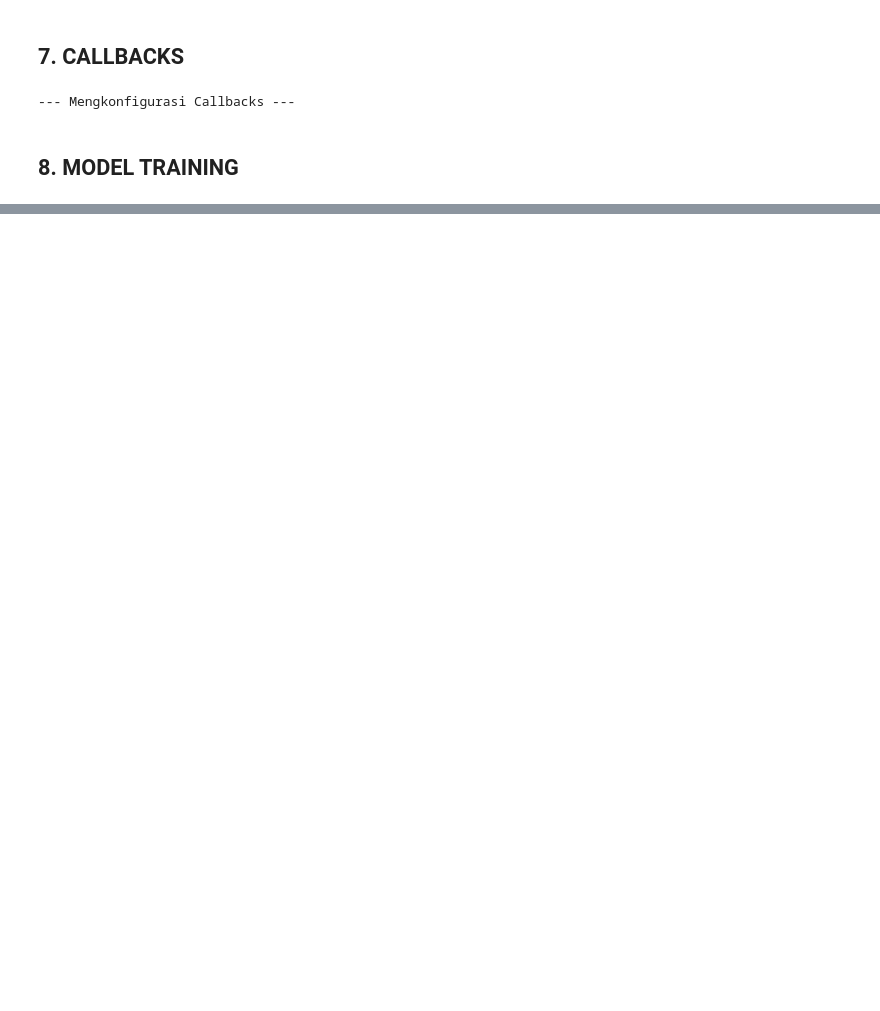
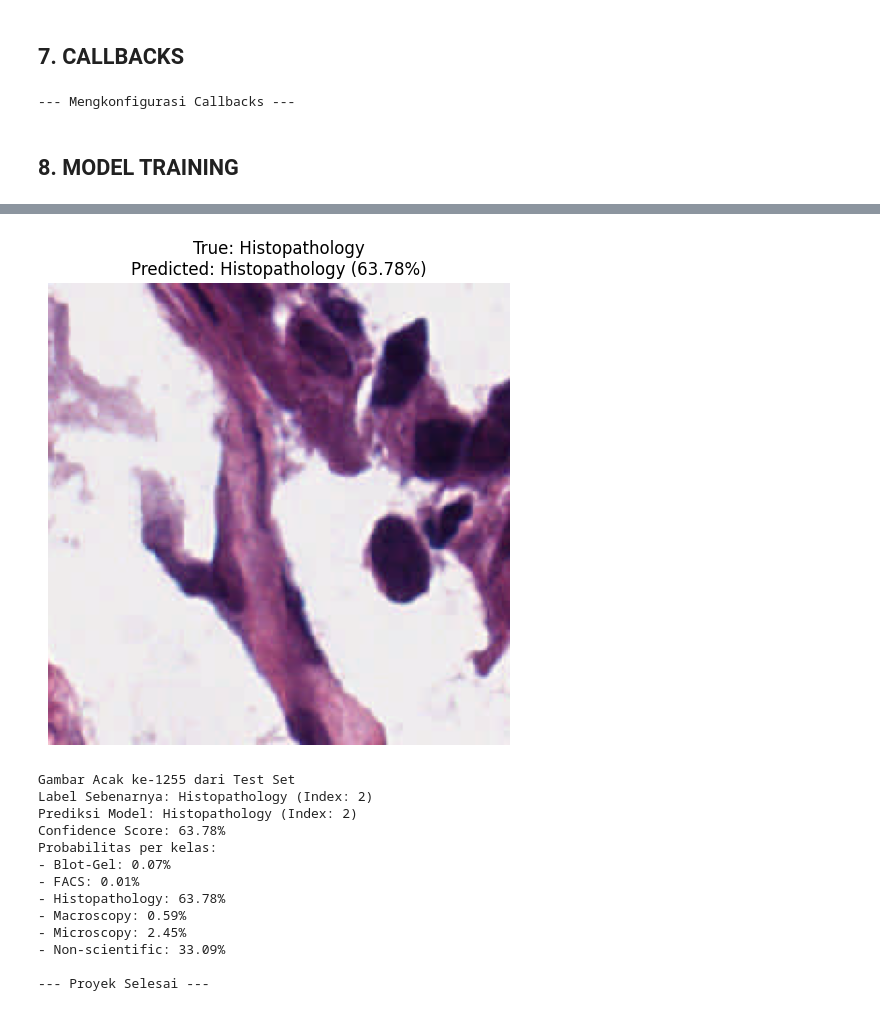
Before and after one commit to maybeitsai/scientific-image-classification, a Jupyter notebook: main.ipynb, the cells around one changed output, grey strips where cells are left out. Drawn from its saved outputs; the diff is of its cells as text; code cells hidden in the pictures; blank space fills up the shorter version.

```diff
--- a/main.ipynb
+++ b/main.ipynb
@@ -564,0 +700,7 @@ Epoch 1/30
+# %%
+print("\n--- Menyimpan Model ---")
+
+# A. Format SavedModel (Format standar TensorFlow)
+SAVEDMODEL_PATH = "saved_model"
+model.save(SAVEDMODEL_PATH)
+print(f"Model disimpan dalam format SavedModel di: {SAVEDMODEL_PATH}")
@@ -564,0 +768,59 @@ Epoch 1/30
+# %%
+# --------------------------------------------------
+# 11. INFERENCE (PERCOBAAN PADA DATA BARU)
+# --------------------------------------------------
+print("\n--- Melakukan Inference (Prediksi pada 1 Gambar Acak) ---")
+
+# Pilih satu gambar acak dari Test Set
+test_image_paths = []
+test_labels_list = []
+for img_batch, label_batch in test_ds.unbatch().take(len(y_true)): # Ambil semua data test yg sudah di-unbatch
+    test_image_paths.append(img_batch) # Simpan tensor gambar (jika perlu load ulang)
+    test_labels_list.append(label_batch.numpy())
+
+if not test_image_paths:
+     print("Tidak dapat mengambil gambar dari test set untuk inference.")
+else:
+    # Ambil indeks acak
+    random_index = random.randint(0, len(test_image_paths) - 1)
+
+    # Ambil gambar dan label asli dari list tensor/numpy
+    # Karena kita menyimpan tensor, kita tidak perlu load dari path
+    img_tensor = test_image_paths[random_index]
+    true_label_index = test_labels_list[random_index]
+    true_label_name = class_names[true_label_index]
+
+    # Gambar sudah dalam format tensor yang tepat (IMG_HEIGHT, IMG_WIDTH, 3)
+    # dan kemungkinan sudah ternormalisasi jika test_ds berasal dari pipeline yg sama
+    # Kita hanya perlu menambahkan dimensi batch
+    img_array = tf.expand_dims(img_tensor, 0) # Buat batch size 1 -> (1, IMG_HEIGHT, IMG_WIDTH, 3)
+
+    # Lakukan prediksi menggunakan model SavedModel (atau model yg ada di memori)
+    predictions = model.predict(img_array)
+    predicted_index = np.argmax(predictions[0])
+    predicted_label_name = class_names[predicted_index]
+    confidence = np.max(predictions[0]) * 100 # Ambil score tertinggi
+
+    # Tampilkan Hasil Inference
+    plt.figure(figsize=(6, 6))
+    # Konversi tensor ke numpy array dan pastikan tipe datanya cocok untuk imshow
+    # Jika data dinormalisasi ke [-1, 1] atau [0, 1], perlu de-normalisasi untuk visualisasi
+    # Jika EfficientNet (input [0, 255]), bisa langsung ditampilkan
+    img_to_show = img_tensor.numpy().astype("uint8") # Asumsi input [0, 255]
+
+    plt.imshow(img_to_show)
+    plt.title(f"True: {true_label_name}\nPredicted: {predicted_label_name} ({confidence:.2f}%)")
+    plt.axis("off")
+    plt.show()
+
+    print(f"Gambar Acak ke-{random_index} dari Test Set")
+    print(f"Label Sebenarnya: {true_label_name} (Index: {true_label_index})")
+    print(f"Prediksi Model: {predicted_label_name} (Index: {predicted_index})")
+    print(f"Confidence Score: {confidence:.2f}%")
+    print("Probabilitas per kelas:")
+    for i, class_name in enumerate(class_names):
+        print(f"- {class_name}: {predictions[0][i]*100:.2f}%")
+
+
+print("\n--- Proyek Selesai ---")
+# %% [output]
@@ -564,0 +829,14 @@ Epoch 1/30
+[figure, added]
+Gambar Acak ke-1255 dari Test Set
+Label Sebenarnya: Histopathology (Index: 2)
+Prediksi Model: Histopathology (Index: 2)
+Confidence Score: 63.78%
+Probabilitas per kelas:
+- Blot-Gel: 0.07%
+- FACS: 0.01%
+- Histopathology: 63.78%
+- Macroscopy: 0.59%
+- Microscopy: 2.45%
+- Non-scientific: 33.09%
+
+--- Proyek Selesai ---
```
Also changed, not shown: parts of 15 cells of this notebook, 1 other file.
